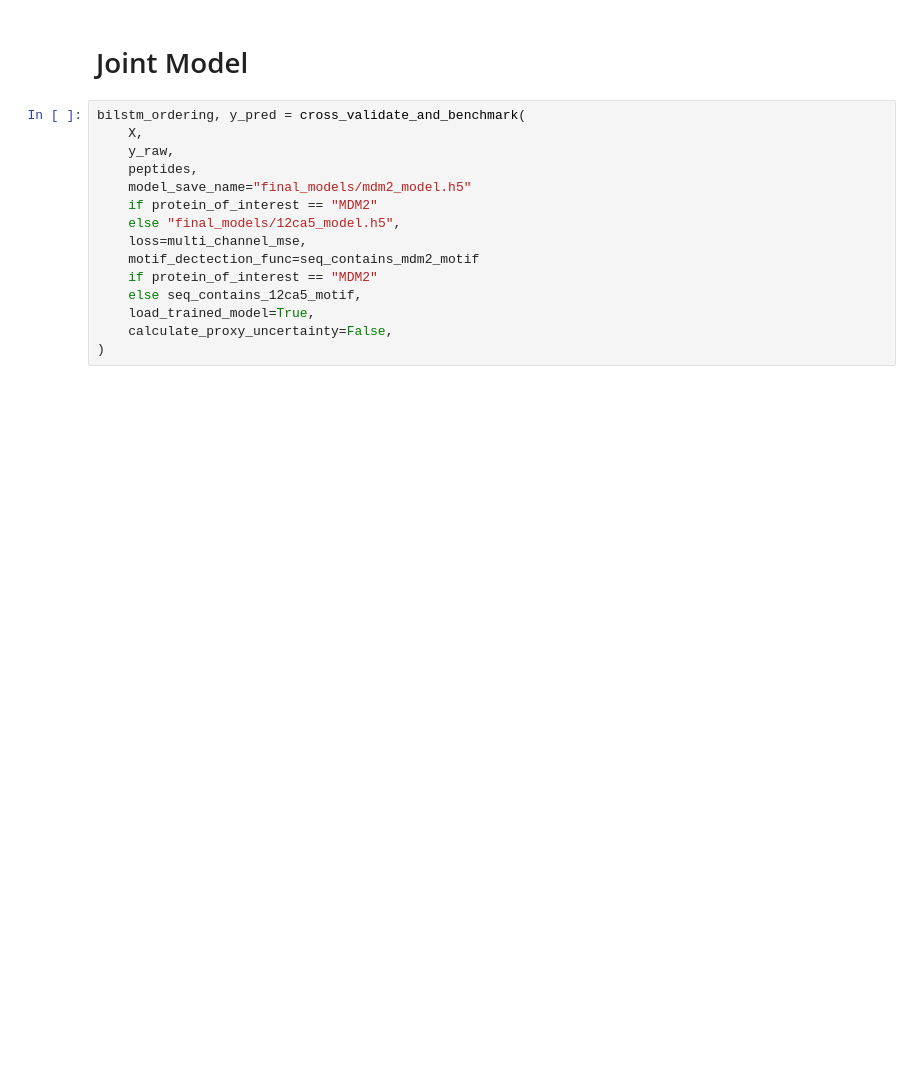
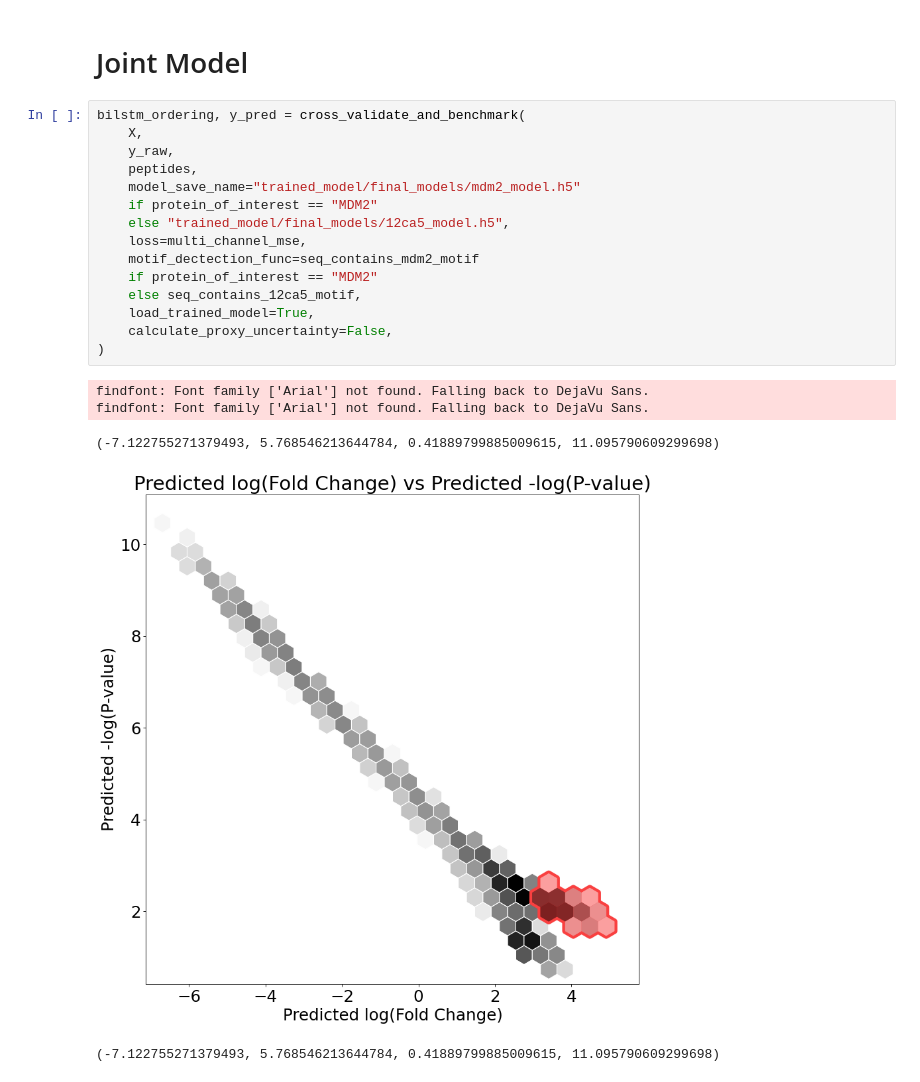
Before and after one commit to YitongTseo/ml_phage_display, a Jupyter notebook: F5_BiLSTM_UMAP.ipynb, the cells around one changed output. Cells and saved outputs as stored; diff of their text form; blank space fills up the shorter version.

```diff
--- a/F5_BiLSTM_UMAP.ipynb
+++ b/F5_BiLSTM_UMAP.ipynb
@@ -45,15 +48,21 @@ X, y_raw, peptides, FEATURE_LIST = data_loading.build_joint_dataset(
 # %%
 bilstm_ordering, y_pred = cross_validate_and_benchmark(
     X,
     y_raw,
     peptides,
-    model_save_name="final_models/mdm2_model.h5"
+    model_save_name="trained_model/final_models/mdm2_model.h5"
     if protein_of_interest == "MDM2"
-    else "final_models/12ca5_model.h5",
+    else "trained_model/final_models/12ca5_model.h5",
     loss=multi_channel_mse,
     motif_dectection_func=seq_contains_mdm2_motif
     if protein_of_interest == "MDM2"
     else seq_contains_12ca5_motif,
     load_trained_model=True,
     calculate_proxy_uncertainty=False,
 )
+# %% [output]
+findfont: Font family ['Arial'] not found. Falling back to DejaVu Sans.
+findfont: Font family ['Arial'] not found. Falling back to DejaVu Sans.
+(-7.122755271379493, 5.768546213644784, 0.41889799885009615, 11.095790609299698)
+[figure, added]
+(-7.122755271379493, 5.768546213644784, 0.41889799885009615, 11.095790609299698)
```
Also changed, not shown: parts of 11 cells of this notebook, 17 other files.
